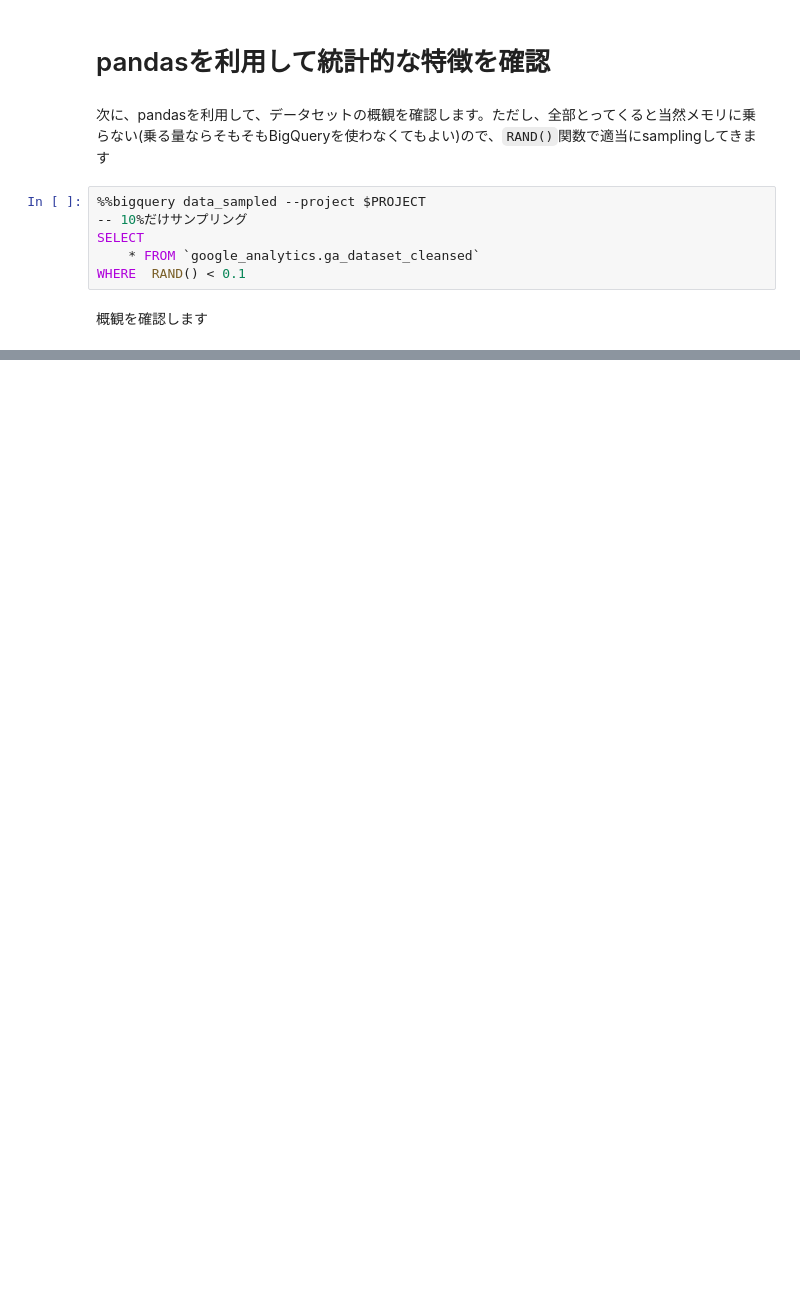
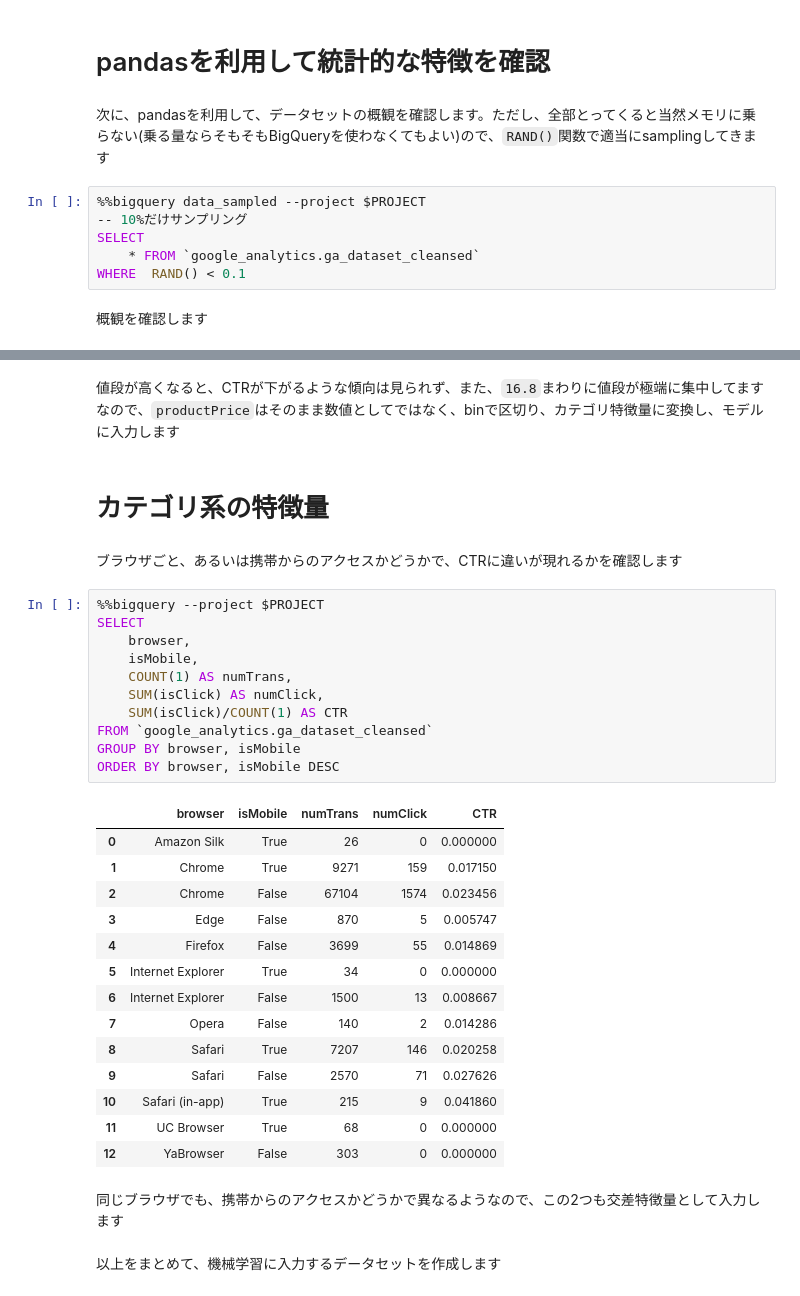
Before and after one commit to hiroaki8388/gcp, a Jupyter notebook: article/bqml2.ipynb, the cells around one changed output, grey strips where cells are left out. Saved outputs shown, nothing was run; the diff lists cells and outputs as text; blank space fills up the shorter version.

```diff
--- a/article/bqml2.ipynb
+++ b/article/bqml2.ipynb
@@ -96,0 +250,37 @@ data_sampled.describe()
+# %% [markdown]
+値段が高くなると、CTRが下がるような傾向は見られず、また、`16.8`まわりに値段が極端に集中してます
+なので、`productPrice`はそのまま数値としてではなく、binで区切り、カテゴリ特徴量に変換し、モデルに入力します
+# %% [markdown]
+# カテゴリ系の特徴量
+# %% [markdown]
+ブラウザごと、あるいは携帯からのアクセスかどうかで、CTRに違いが現れるかを確認します
+# %%
+%%bigquery --project $PROJECT
+SELECT
+    browser,
+    isMobile,
+    COUNT(1) AS numTrans,
+    SUM(isClick) AS numClick,
+    SUM(isClick)/COUNT(1) AS CTR
+FROM `google_analytics.ga_dataset_cleansed`
+GROUP BY browser, isMobile
+ORDER BY browser, isMobile DESC
+# %% [output]
+|  | browser | isMobile | numTrans | numClick | CTR |
+| 0 | Amazon Silk | True | 26 | 0 | 0.000000 |
+| 1 | Chrome | True | 9271 | 159 | 0.017150 |
+| 2 | Chrome | False | 67104 | 1574 | 0.023456 |
+| 3 | Edge | False | 870 | 5 | 0.005747 |
+| 4 | Firefox | False | 3699 | 55 | 0.014869 |
+| 5 | Internet Explorer | True | 34 | 0 | 0.000000 |
+| 6 | Internet Explorer | False | 1500 | 13 | 0.008667 |
+| 7 | Opera | False | 140 | 2 | 0.014286 |
+| 8 | Safari | True | 7207 | 146 | 0.020258 |
+| 9 | Safari | False | 2570 | 71 | 0.027626 |
+| 10 | Safari (in-app) | True | 215 | 9 | 0.041860 |
+| 11 | UC Browser | True | 68 | 0 | 0.000000 |
+| 12 | YaBrowser | False | 303 | 0 | 0.000000 |
+# %% [markdown]
+同じブラウザでも、携帯からのアクセスかどうかで異なるようなので、この2つも交差特徴量として入力します
+# %% [markdown]
+以上をまとめて、機械学習に入力するデータセットを作成します
```
Also changed, not shown: parts of 31 cells of this notebook.
